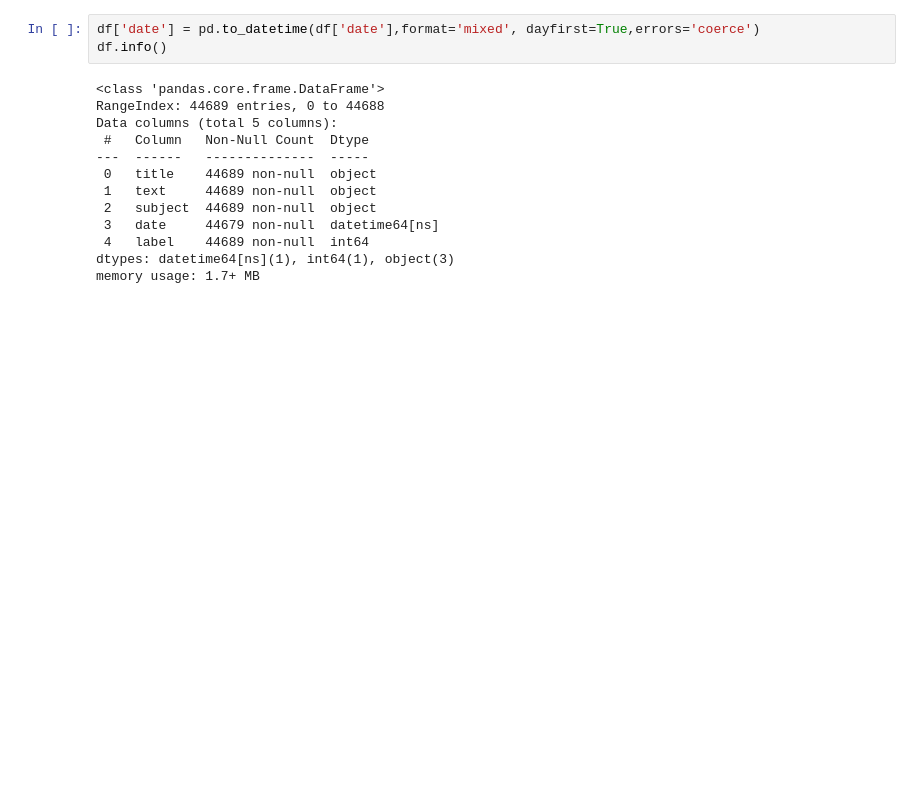
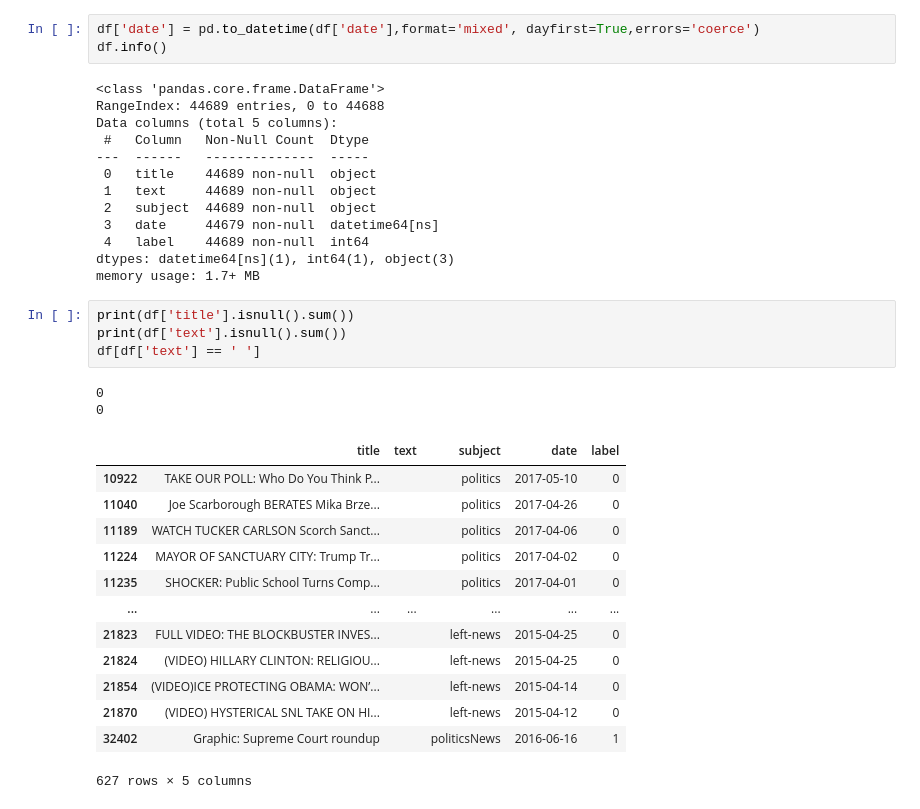
Before and after one commit to nedatrifkovic/fake-news-nlp, a Jupyter notebook: notebooks/eda.ipynb, the cells around one changed output. Drawn from its saved outputs; the diff is of its cells as text; blank space fills up the shorter version.

```diff
--- a/notebooks/eda.ipynb
+++ b/notebooks/eda.ipynb
@@ -107,3 +110,23 @@ Data columns (total 5 columns):
  4   label    44689 non-null  int64
 dtypes: datetime64[ns](1), int64(1), object(3)
 memory usage: 1.7+ MB
+# %%
+print(df['title'].isnull().sum())
+print(df['text'].isnull().sum())
+df[df['text'] == ' ']
+# %% [output]
+0
+0
+|  | title | text | subject | date | label |
+| 10922 | TAKE OUR POLL: Who Do You Think P... |  | politics | 2017-05-10 | 0 |
+| 11040 | Joe Scarborough BERATES Mika Brze... |  | politics | 2017-04-26 | 0 |
+| 11189 | WATCH TUCKER CARLSON Scorch Sanct... |  | politics | 2017-04-06 | 0 |
+| 11224 | MAYOR OF SANCTUARY CITY: Trump Tr... |  | politics | 2017-04-02 | 0 |
+| 11235 | SHOCKER: Public School Turns Comp... |  | politics | 2017-04-01 | 0 |
+| ... | ... | ... | ... | ... | ... |
+| 21823 | FULL VIDEO: THE BLOCKBUSTER INVES... |  | left-news | 2015-04-25 | 0 |
+| 21824 | (VIDEO) HILLARY CLINTON: RELIGIOU... |  | left-news | 2015-04-25 | 0 |
+| 21854 | (VIDEO)ICE PROTECTING OBAMA: WON’... |  | left-news | 2015-04-14 | 0 |
+| 21870 | (VIDEO) HYSTERICAL SNL TAKE ON HI... |  | left-news | 2015-04-12 | 0 |
+| 32402 | Graphic: Supreme Court roundup |  | politicsNews | 2016-06-16 | 1 |
+627 rows × 5 columns
```
Also changed, not shown: parts of 11 cells of this notebook, 10 other files.
